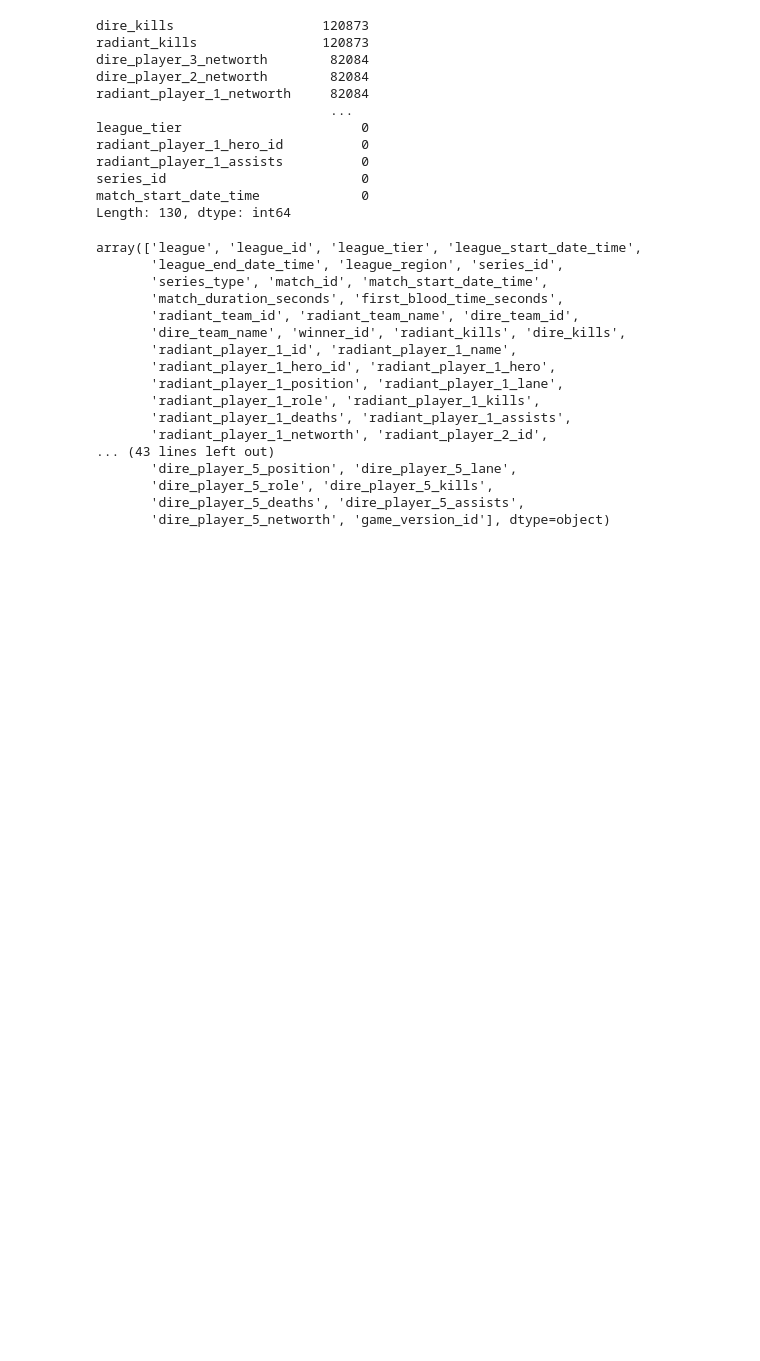
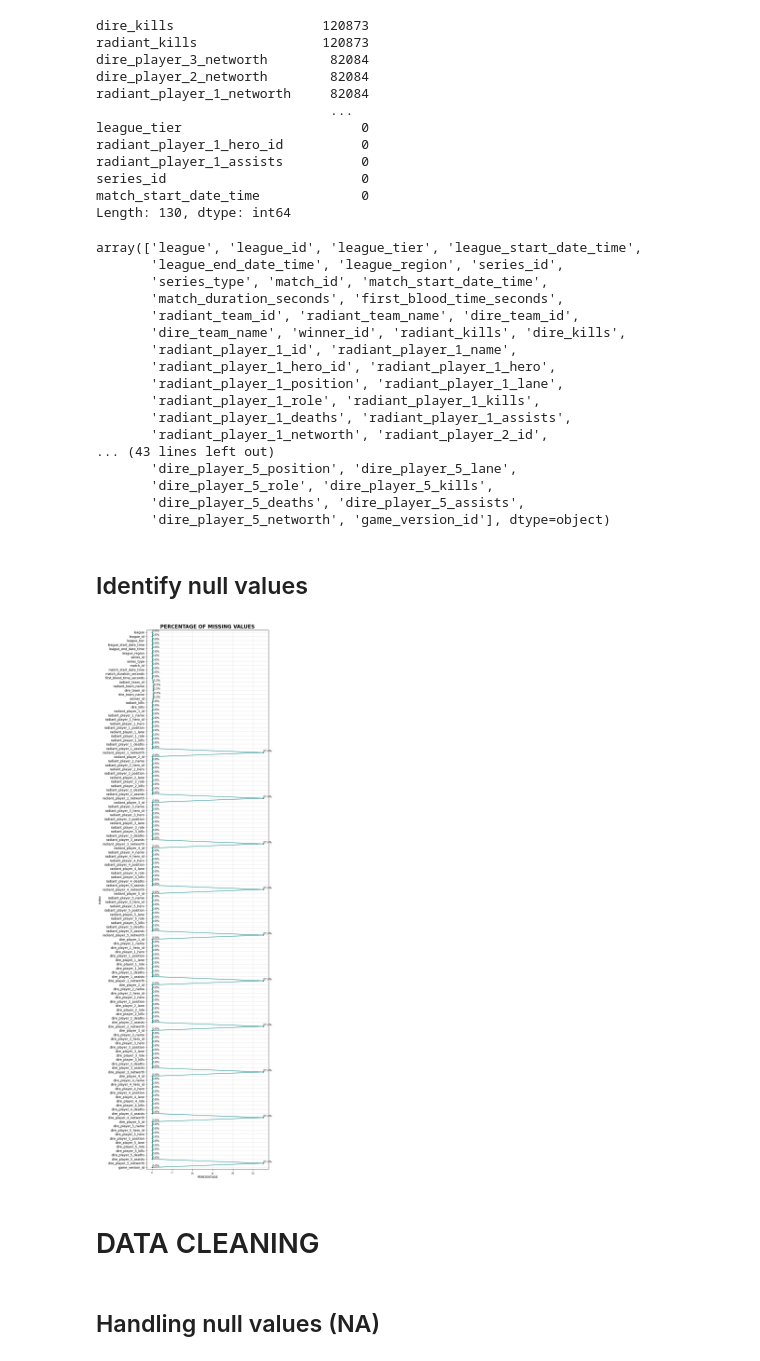
Before and after one commit to rtezen23/dota_2_eda, a Jupyter notebook: 1_data_cleaning.ipynb, the cells around one changed output. Drawn from its saved outputs; the diff is of its cells as text; code cells hidden in the pictures; blank space fills up the shorter version.

Commit message:
finish main data cleaning

```diff
--- a/1_data_cleaning.ipynb
+++ b/1_data_cleaning.ipynb
@@ -107,3 +108,33 @@ array(['league', 'league_id', 'league_tier', 'league_start_date_time',
        'dire_player_5_role', 'dire_player_5_kills',
        'dire_player_5_deaths', 'dire_player_5_assists',
        'dire_player_5_networth', 'game_version_id'], dtype=object)
+# %% [markdown]
+## Identify null values
+# %%
+# Verify null values
+def get_missing_values():
+    missing = pd.DataFrame((df.isnull().sum())*100/df.shape[0]).reset_index()
+    plt.figure(figsize=(8, 25))
+    ax = sns.pointplot(x=0, y='index', data=missing, linewidth=1.3, color='teal')
+    plt.xticks(rotation=90, fontsize=7)
+    plt.title("PERCENTAGE OF MISSING VALUES", fontsize=16, fontweight='bold')
+    plt.xlabel("PERCENTAGE")
+    plt.grid(linewidth=0.3)
+
+    # Obtener las coordenadas de los puntos
+    for line in ax.lines:
+        x_data = line.get_xdata()
+        y_data = line.get_ydata()
+        for x, y in zip(x_data, y_data):
+            ax.text(x, y, f'{x:.1f}%', ha='left', va='bottom', fontsize=9)
+
+    plt.tight_layout()
+    plt.show()
+
+get_missing_values()
+# %% [output]
+[figure, added]
+# %% [markdown]
+# DATA CLEANING
+# %% [markdown]
+## Handling null values (NA)
```
Also changed, not shown: parts of 53 cells of this notebook.
